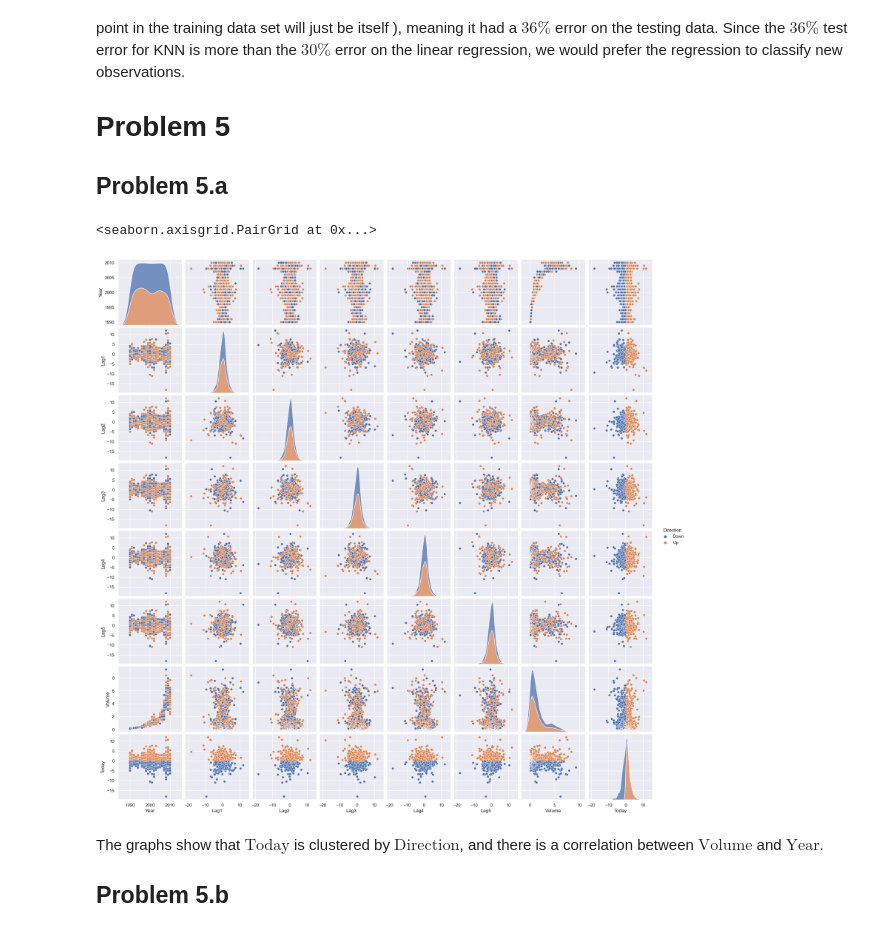
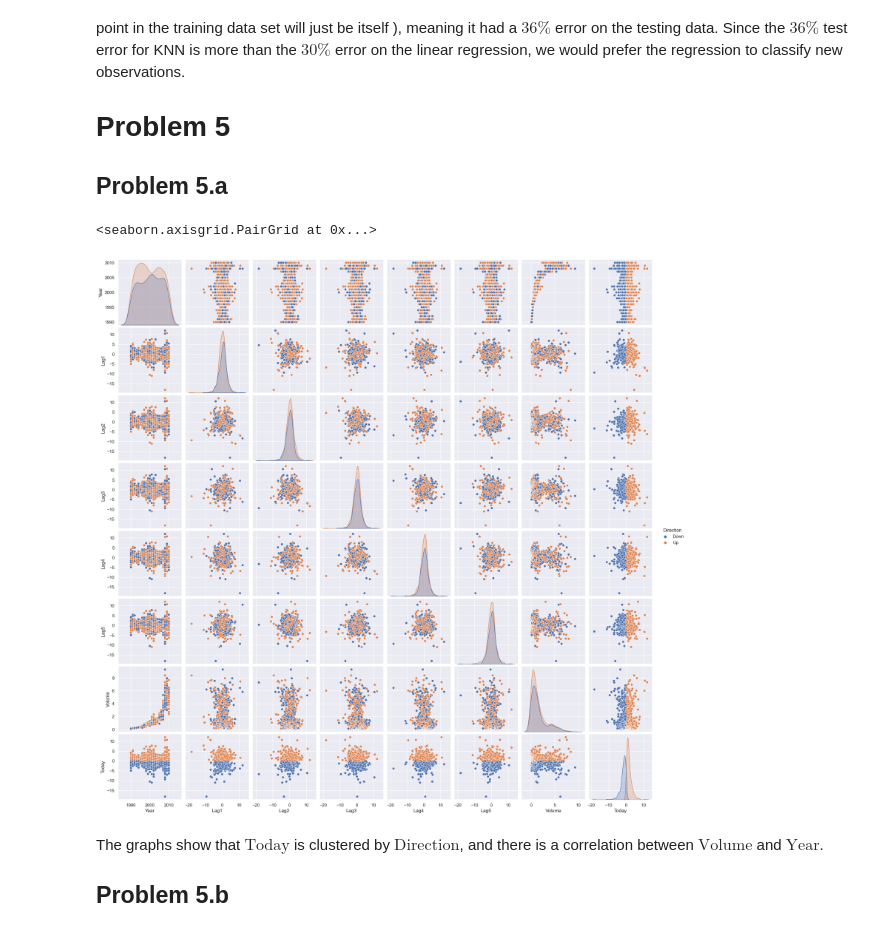
Before and after one commit to AlistairKeiller/STATS-202, a Jupyter notebook: HW 2.ipynb, the cells around one changed output. Cells and saved outputs as stored; diff of their text form; code cells hidden in the pictures.

```diff
--- a/HW 2.ipynb
+++ b/HW 2.ipynb
@@ -128,10 +128,10 @@ We prefer the regression because the $K=1$ KNN will have a $0\%$ error on the tr
 ## Problem 5.a
 # %%
 # | warning: false
-sns.pairplot(weekly, hue="Direction", diag_kws={"multiple": "stack"})
+sns.pairplot(weekly, hue="Direction", diag_kws={"fill": "True"})
 # %% [output]
 <seaborn.axisgrid.PairGrid at 0x...>
-[figure, old version]
+[figure, new version]
 # %% [markdown]
 The graphs show that $\text{Today}$ is clustered by $\text{Direction}$, and there is a correlation between $\text{Volume}$ and $\text{Year}$.
 
```
Also changed, not shown: parts of 7 cells of this notebook, 1 other file.
